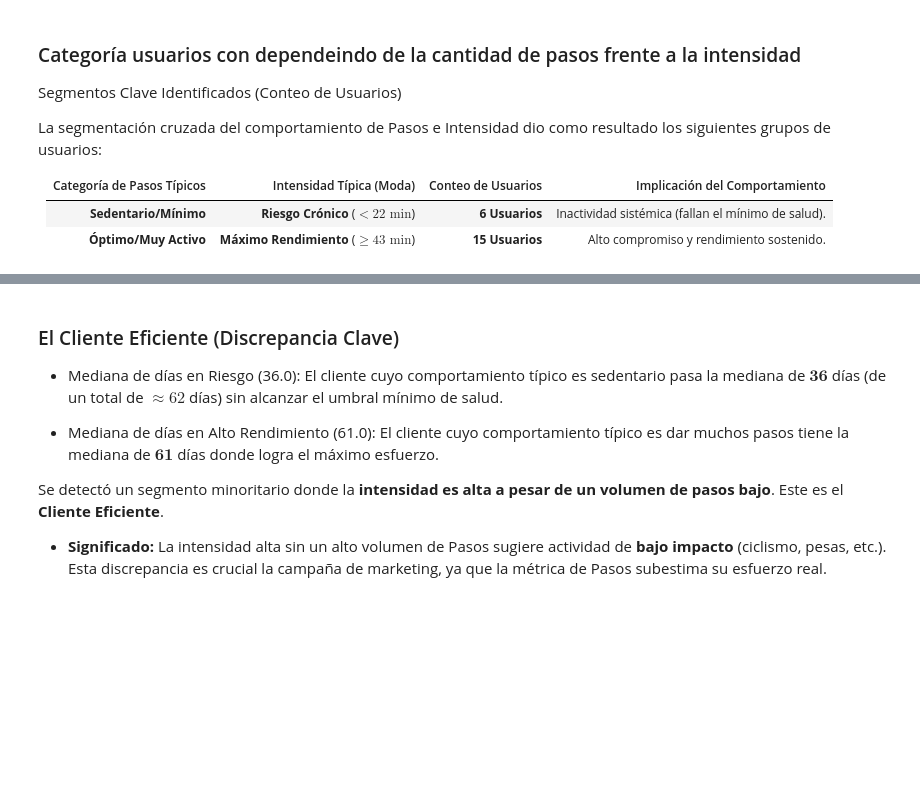
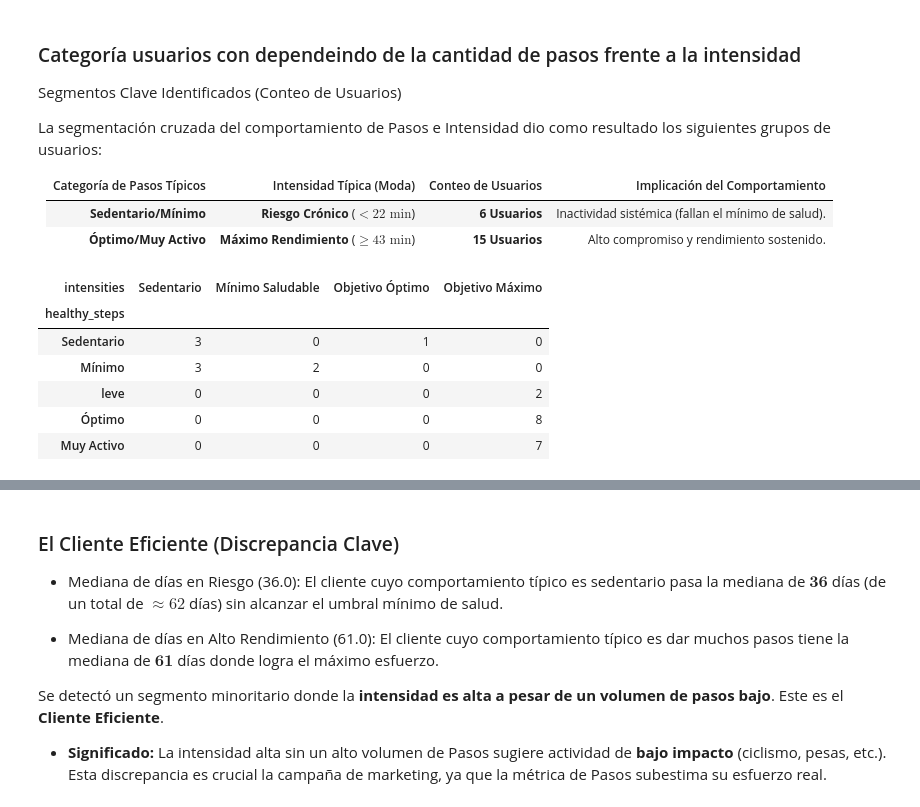
Before and after one commit to MauricioVrx/Bellabeat-Strategic-Segmentation-Analysis, a Jupyter notebook: FitBit_data_analyst.ipynb, the cells around one changed output, grey strips where cells are left out. Cells and saved outputs as stored; diff of their text form; code cells hidden in the pictures; blank space fills up the shorter version.

```diff
--- a/FitBit_data_analyst.ipynb
+++ b/FitBit_data_analyst.ipynb
@@ -311,12 +318,0 @@ user_info.head(2)
-# %%
-## Personas que tienen más de 42 días de registrados
-## cantidad de personas entre 0-28, 29-41, 42 - 62  dias de actividad,
-
-# Categorización de usuarios dependiendo de la cantidad de registros separados por cantidad de semanas
-bins = [0,29,42,49,56, 62]
-
-user_activity = user_info.copy()
-user_activity['activity_days'] = pd.cut(user_activity['count_Records'], bins = bins)
-user_activity.groupby('activity_days', observed=True)['count_Records'].count()
-
-# print(len(user_activity))
@@ -379,38 +369,38 @@ La segmentación cruzada del comportamiento de Pasos e Intensidad dio como resul
 | **Sedentario/Mínimo** | **Riesgo Crónico** ($< 22 \text{ min}$) | **6 Usuarios** | Inactividad sistémica (fallan el mínimo de salud). |
 | **Óptimo/Muy Activo** | **Máximo Rendimiento** ($\ge 43 \text{ min}$) | **15 Usuarios** | Alto compromiso y rendimiento sostenido. |
 # %%
-###### Usuarios catalogados por pasos frente a intensidad
-
-limites_pasos   = [0, 2735, 4844, 7170, 10000, np.inf]
-etiquetas_pasos = ['Sedentario', 'Mínimo', 'leve', 'Óptimo', 'Muy Activo']
+###### Usuarios catalogados por las medianas de pasos frente a intensidad
 
 user_activity['healthy_steps'] = pd.cut(
-    user_activity['median_steps'], # Columna a clasificar
-    bins=limites_pasos,            # Los límites definidos
-    labels=etiquetas_pasos,        # Las etiquetas definidas
-    right=False                    # El límite izquierdo es inclusivo ([0, 5000))
+    user_activity['median_steps'],    # Columna a clasificar
+    bins   = LI_STEPS_GOAL_VALUES,    # Los límites definidos
+    labels = LI_STEPS_ROWS_NAMES_ESP, # Las etiquetas definidas
+    right  = False                    # El límite izquierdo es inclusivo ([0, 5000))
 )
 
-limite_intensidad = [0, MIN_HEALTH_GOAL_DAILY, OPTIMAL_GOAL_DAILY, BEST_GOAL_DAILY, np.inf]
-
-intensities_columns =  ['Baja Intencidad', 'Intencidad Mínima' , 'Intensidad Optima' , 'Intencidad Alta']
-
-user_activity['set_intensities'] = pd.cut(
+user_activity['intensities'] = pd.cut(
     user_activity['intensities_median'], # Columna a clasificar
-    bins=limite_intensidad,              # Los límites definidos
-    labels=intensities_columns,          # Las etiquetas definidas
-    right=False                          # El límite izquierdo es inclusivo ([0, 5000))
+    bins   = LI_INTENSITY_GOAL_VALUES,   # Los límites definidos
+    labels = LI_INTENSITY_NAMES_ESP,     # Las etiquetas definidas
+    right  = False                       # El límite izquierdo es inclusivo ([0, 5000))
 )
 
 df_segmentation_count = pd.crosstab(
     # La columna que quieres en las filas
     user_activity['healthy_steps'],
     # La columna que quieres en las columnas
-    user_activity['set_intensities'],
-    # observed=True si las columnas son categóricas
+    user_activity['intensities'],
+)
 
-)
 df_segmentation_count
+# %% [output]
+| intensities | Sedentario | Mínimo Saludable | Objetivo Óptimo | Objetivo Máximo |
+| healthy_steps |  |  |  |  |
+| Sedentario | 3 | 0 | 1 | 0 |
+| Mínimo | 3 | 2 | 0 | 0 |
+| leve | 0 | 0 | 0 | 2 |
+| Óptimo | 0 | 0 | 0 | 8 |
+| Muy Activo | 0 | 0 | 0 | 7 |
 # %%
 # Asumiendo que df_segmentation_count es tu DataFrame con el conteo de clientes
 
```
Also changed, not shown: parts of 31 cells of this notebook.
